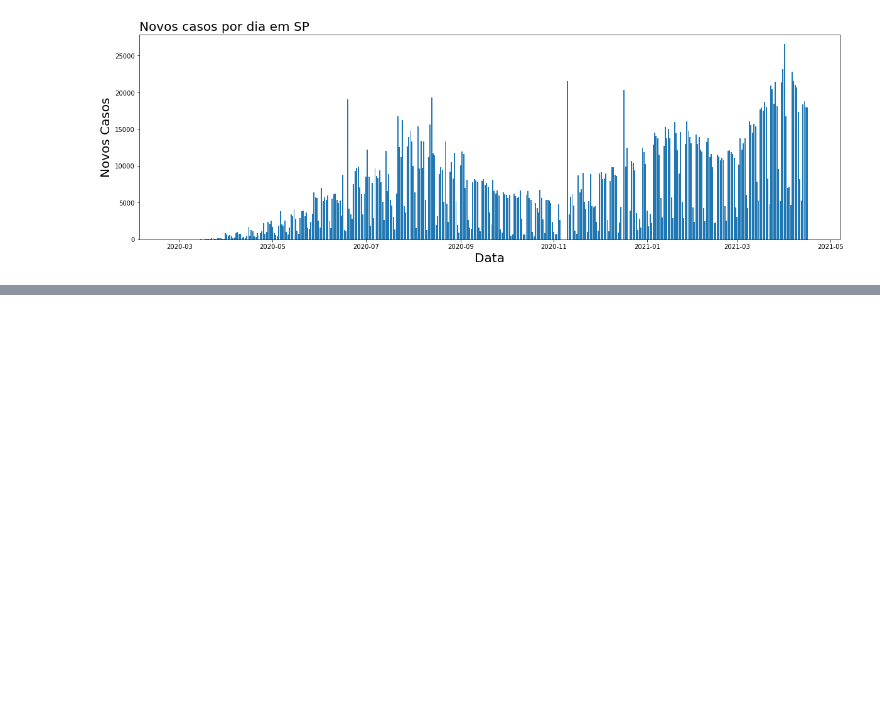
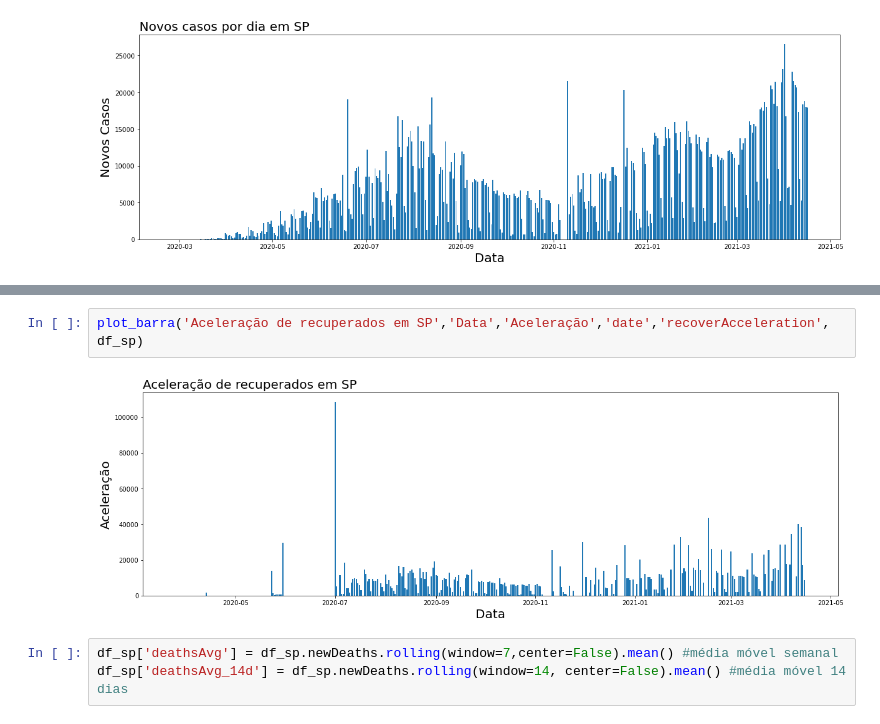
Before and after one commit to joaoarthursilva/covid-19-analise, a Jupyter notebook: COVID-19 - Análise.ipynb, the cells around one changed output, grey strips where cells are left out. Cells and saved outputs as stored; diff of their text form; blank space fills up the shorter version.

```diff
--- a/COVID-19 - Análise.ipynb
+++ b/COVID-19 - Análise.ipynb
@@ -120,0 +138,7 @@ plot_barra("Novos casos por dia em SP", 'Data', 'Novos Casos', 'date', 'newCases
+# %%
+plot_barra('Aceleração de recuperados em SP','Data','Aceleração','date','recoverAcceleration', df_sp)
+# %% [output]
+[figure, added]
+# %%
+df_sp['deathsAvg'] = df_sp.newDeaths.rolling(window=7,center=False).mean() #média móvel semanal
+df_sp['deathsAvg_14d'] = df_sp.newDeaths.rolling(window=14, center=False).mean() #média móvel 14 dias
```
Also changed, not shown: parts of 10 cells of this notebook.
